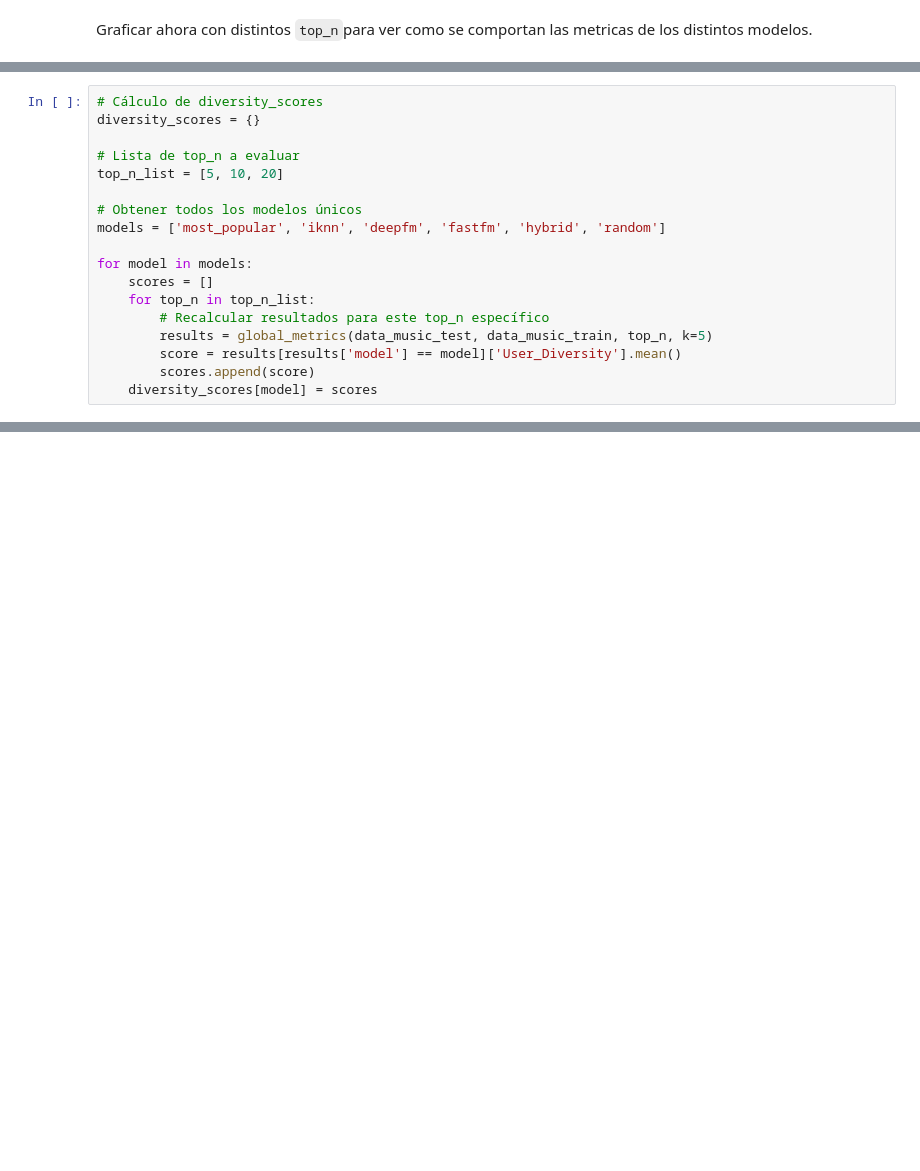
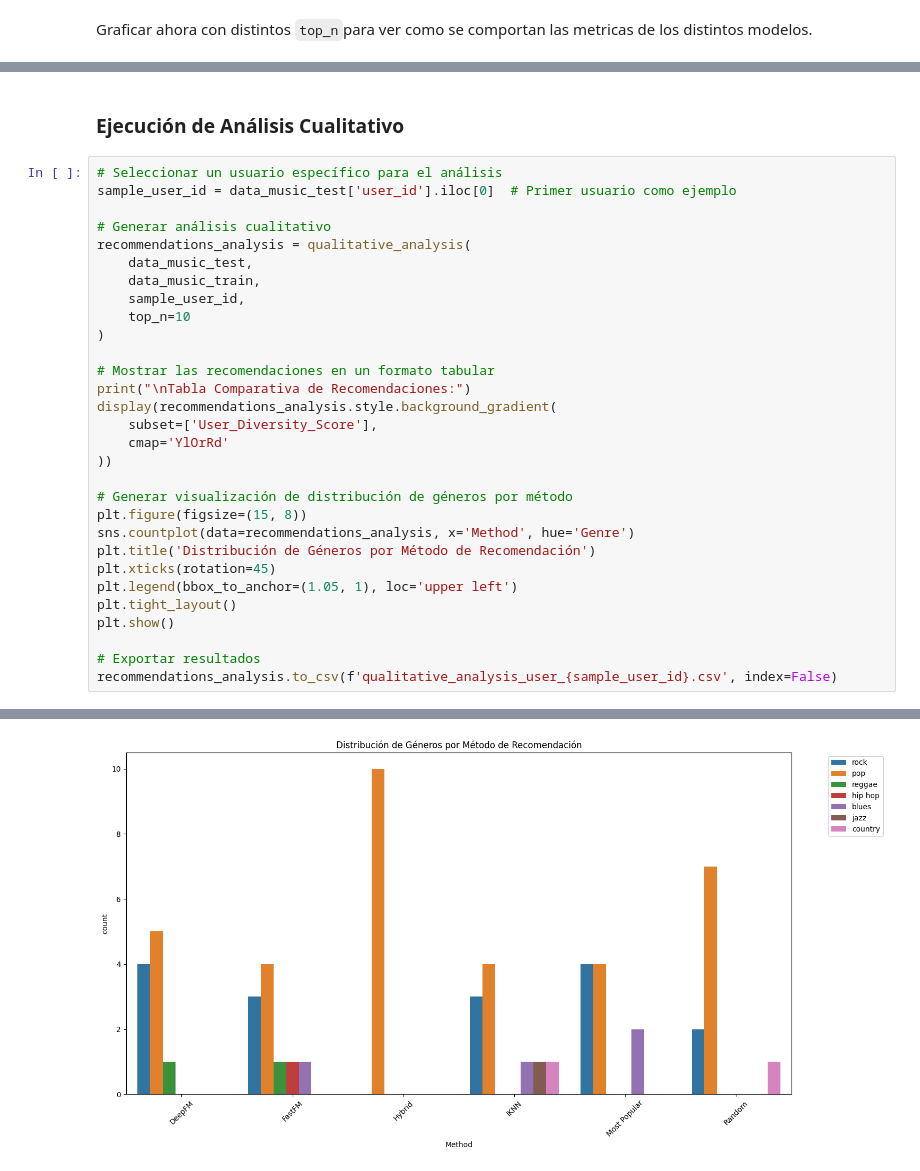
Before and after one commit to ferperezh/IIC3633_ProyectoMetricaDiversidad, a Jupyter notebook: musica/musica_metrica_diversidad.ipynb, the cells around one changed output, grey strips where cells are left out. Cells and saved outputs as stored; diff of their text form; blank space fills up the shorter version.

Commit message:
Adición de Análisis Cualitativo y generación de Tablas/Gráficos.

```diff
--- a/musica/musica_metrica_diversidad.ipynb
+++ b/musica/musica_metrica_diversidad.ipynb
@@ -2037,18 +2111,0 @@ plt.show()
-# %%
-# Cálculo de diversity_scores
-diversity_scores = {}
-
-# Lista de top_n a evaluar
-top_n_list = [5, 10, 20]
-
-# Obtener todos los modelos únicos
-models = ['most_popular', 'iknn', 'deepfm', 'fastfm', 'hybrid', 'random']
-
-for model in models:
-    scores = []
-    for top_n in top_n_list:
-        # Recalcular resultados para este top_n específico
-        results = global_metrics(data_music_test, data_music_train, top_n, k=5)
-        score = results[results['model'] == model]['User_Diversity'].mean()
-        scores.append(score)
-    diversity_scores[model] = scores
@@ -2341,0 +2171,33 @@ plt.show()
+# %% [markdown]
+### Ejecución de Análisis Cualitativo
+# %%
+# Seleccionar un usuario específico para el análisis
+sample_user_id = data_music_test['user_id'].iloc[0]  # Primer usuario como ejemplo
+
+# Generar análisis cualitativo
+recommendations_analysis = qualitative_analysis(
+    data_music_test,
+    data_music_train,
+    sample_user_id,
+    top_n=10
+)
+
+# Mostrar las recomendaciones en un formato tabular
+print("\nTabla Comparativa de Recomendaciones:")
+display(recommendations_analysis.style.background_gradient(
+    subset=['User_Diversity_Score'],
+    cmap='YlOrRd'
+))
+
+# Generar visualización de distribución de géneros por método
+plt.figure(figsize=(15, 8))
+sns.countplot(data=recommendations_analysis, x='Method', hue='Genre')
+plt.title('Distribución de Géneros por Método de Recomendación')
+plt.xticks(rotation=45)
+plt.legend(bbox_to_anchor=(1.05, 1), loc='upper left')
+plt.tight_layout()
+plt.show()
+
+# Exportar resultados
+recommendations_analysis.to_csv(f'qualitative_analysis_user_{sample_user_id}.csv', index=False)
+# %% [output]
@@ -2341,0 +2238 @@ plt.show()
+[figure, added]
```
Also changed, not shown: parts of 17 cells of this notebook.
